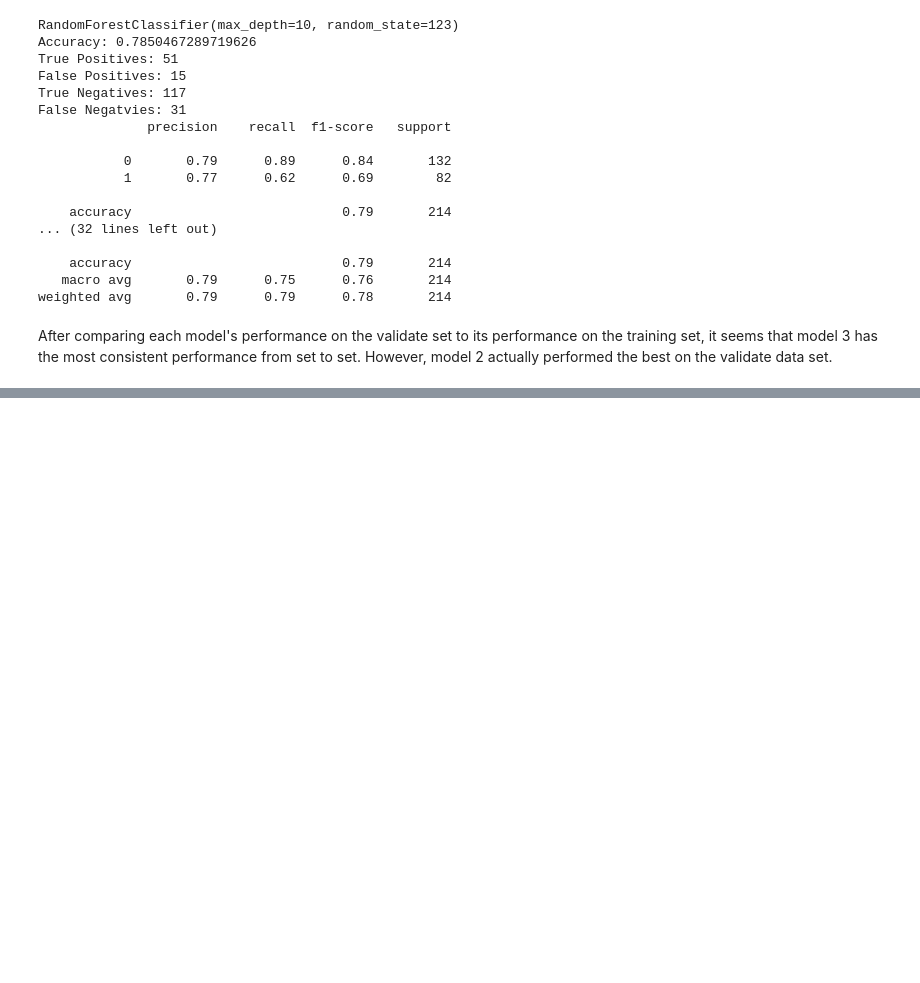
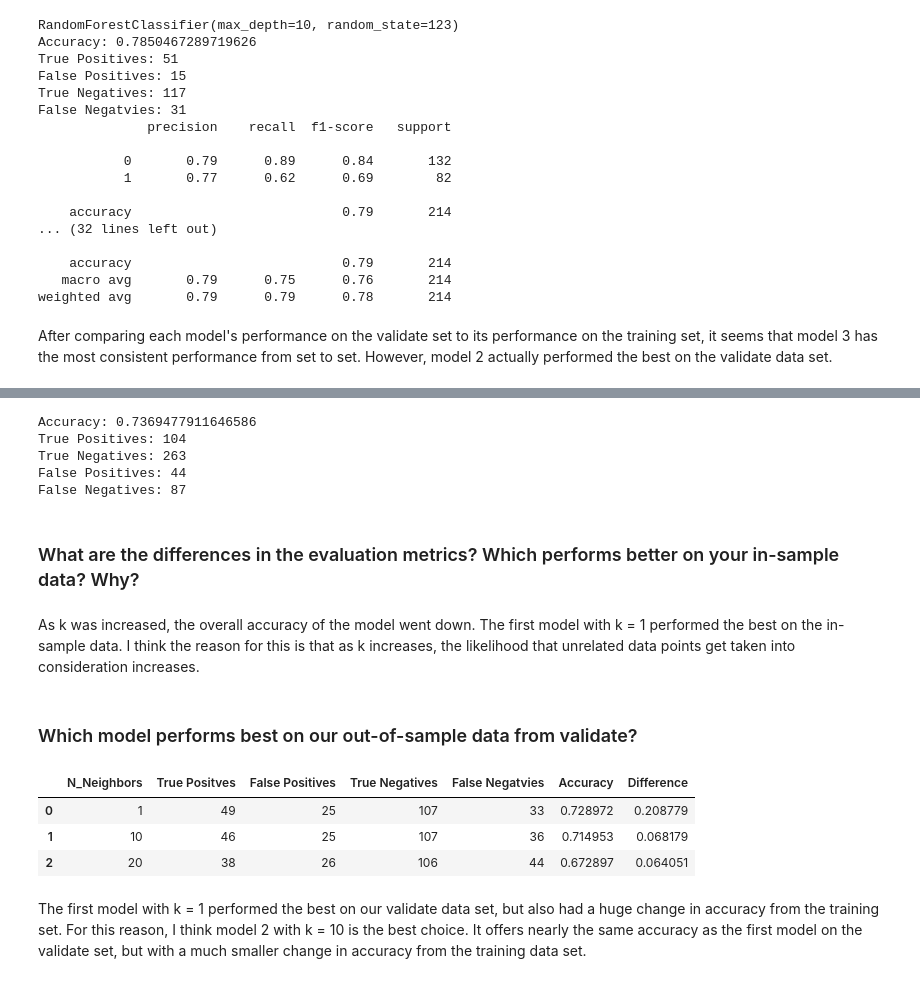
Before and after one commit to johnathon-smith/classification-exercises, a Jupyter notebook: model.ipynb, the cells around one changed output, grey strips where cells are left out. Cells and saved outputs as stored; diff of their text form; code cells hidden in the pictures; blank space fills up the shorter version.

```diff
--- a/model.ipynb
+++ b/model.ipynb
@@ -433,0 +489,9 @@ After comparing each model's performance on the validate set to its performance
+# %%
+#Instantiate the model
+knn_2 = KNeighborsClassifier(n_neighbors = 10, weights = 'uniform')
+
+#Fit the model
+knn_2.fit(X_train, y_train)
+
+#Make predictions
+knn_2_preds = knn_2.predict(X_train)
@@ -433,0 +534,9 @@ After comparing each model's performance on the validate set to its performance
+# %%
+#Instantiate the model
+knn_3 = KNeighborsClassifier(n_neighbors = 20, weights = 'uniform')
+
+#Fit the model
+knn_3.fit(X_train, y_train)
+
+#Make predictions
+knn_3_preds = knn_3.predict(X_train)
@@ -433,0 +562,47 @@ After comparing each model's performance on the validate set to its performance
+# %%
+print(f'Accuracy: {accuracy}')
+print('True Positives: 104')
+print('True Negatives: 263')
+print('False Positives: 44')
+print('False Negatives: 87')
+# %% [output]
+Accuracy: 0.7369477911646586
+True Positives: 104
+True Negatives: 263
+False Positives: 44
+False Negatives: 87
+# %% [markdown]
+### What are the differences in the evaluation metrics? Which performs better on your in-sample data? Why?
+# %% [markdown]
+As k was increased, the overall accuracy of the model went down. The first model with k = 1 performed the best on the in-sample data. I think the reason for this is that as k increases, the likelihood that unrelated data points get taken into consideration increases.
+# %% [markdown]
+### Which model performs best on our out-of-sample data from validate?
+# %%
+models = [knn_1, knn_2, knn_3]
+metrics = []
+
+for model in models:
+    #Make predictions
+    knn_preds = model.predict(X_validate)
+    train_accuracy = model.score(X_train, y_train)
+
+    output = {
+        'N_Neighbors': model.n_neighbors,
+        'True Positves': confusion_matrix(y_validate, knn_preds)[1][1],
+        'False Positives': confusion_matrix(y_validate, knn_preds)[0][1],
+        'True Negatives': confusion_matrix(y_validate, knn_preds)[0][0],
+        'False Negatvies': confusion_matrix(y_validate, knn_preds)[1][0],
+        'Accuracy': model.score(X_validate, y_validate),
+        'Difference': train_accuracy - model.score(X_validate, y_validate)
+    }
+
+    metrics.append(output)
+
+pd.DataFrame(metrics)
+# %% [output]
+|  | N_Neighbors | True Positves | False Positives | True Negatives | False Negatvies | Accuracy | Difference |
+| 0 | 1 | 49 | 25 | 107 | 33 | 0.728972 | 0.208779 |
+| 1 | 10 | 46 | 25 | 107 | 36 | 0.714953 | 0.068179 |
+| 2 | 20 | 38 | 26 | 106 | 44 | 0.672897 | 0.064051 |
+# %% [markdown]
+The first model with k = 1 performed the best on our validate data set, but also had a huge change in accuracy from the training set. For this reason, I think model 2 with k = 10 is the best choice. It offers nearly the same accuracy as the first model on the validate set, but with a much smaller change in accuracy from the training data set.
```
Also changed, not shown: parts of 18 cells of this notebook.
